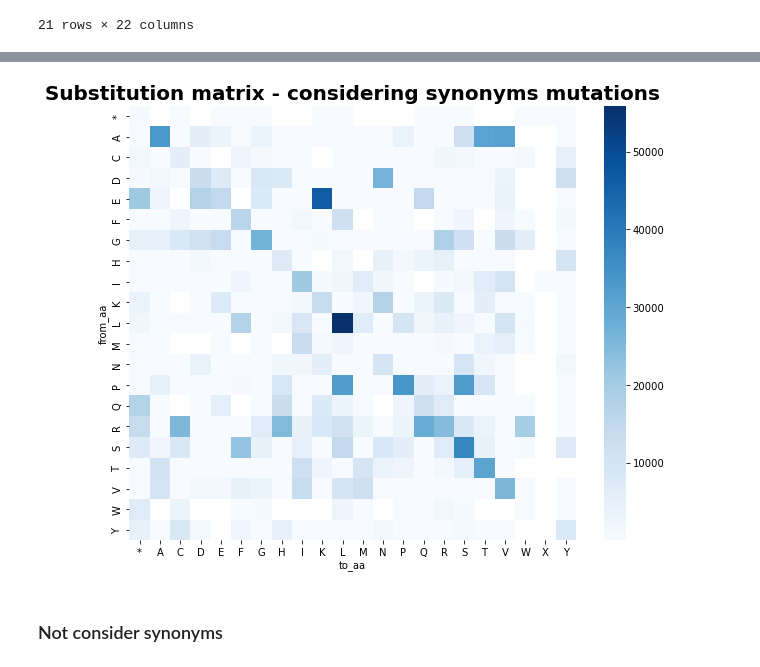
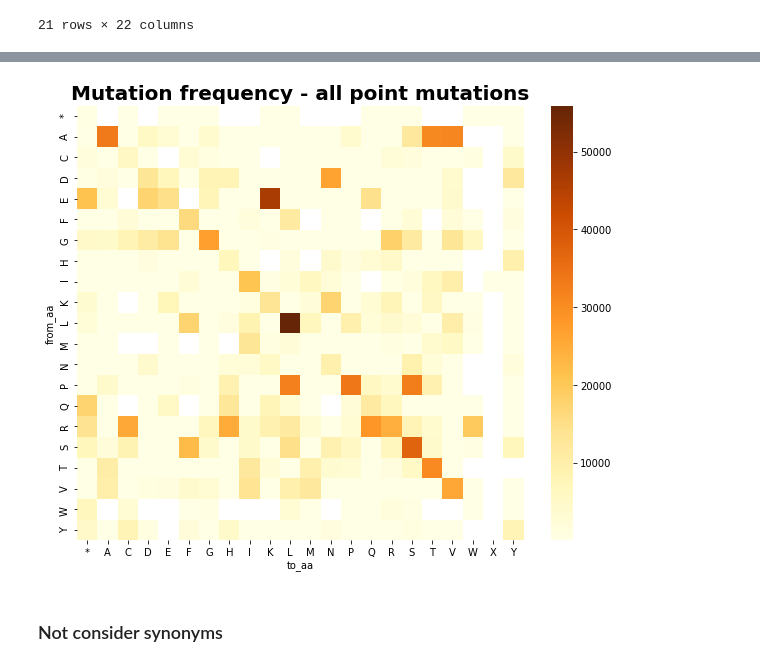
Before and after one commit to alvaro-2/mutations, a Jupyter notebook: scripts/aminoacids_changes.ipynb, the cells around one changed output, grey strips where cells are left out. Saved outputs shown, nothing was run; the diff lists cells and outputs as text; code cells hidden in the pictures.

Commit message:
script for aa mutations

```diff
--- a/scripts/aminoacids_changes.ipynb
+++ b/scripts/aminoacids_changes.ipynb
@@ -348,15 +299,15 @@ DQ        1
 Length: 396, dtype: int64
 # %%
-def generate_matrix(df, title, figsize= (10,8), cmap= 'Blues'):
+def generate_matrix(df, title, figsize= (10,8), cmap= 'YlOrBr'):
     subs_mtx = pd.pivot_table(data= df, index= "from_aa", columns= "to_aa", aggfunc= "size")
     plt.subplots(figsize= figsize)
     sns.heatmap(subs_mtx, cmap= cmap)
     plt.title(title, fontsize= 20, fontweight= 'bold')
     plt.show()
 # %%
-generate_matrix(mutation_point, title= "Substitution matrix - considering synonymous mutations") # cmap= 'Wistia'
+generate_matrix(mutation_point, title= "Mutation frequency - all point mutations") # cmap= 'Wistia'
 # %% [output]
-[figure, old version]
+[figure, new version]
 # %% [markdown]
 ### Not consider synonyms
 # %%
```
Also changed, not shown: parts of 12 cells of this notebook.
